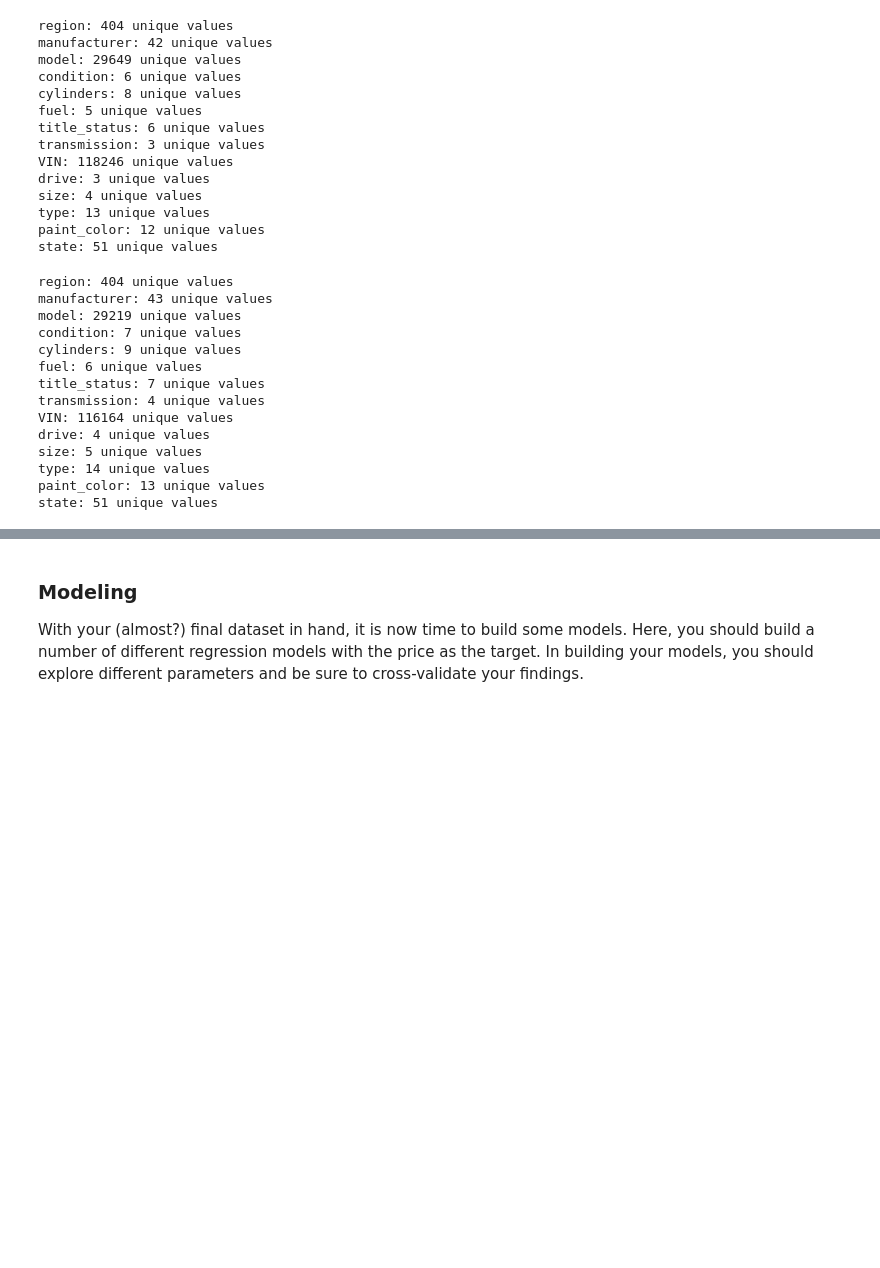
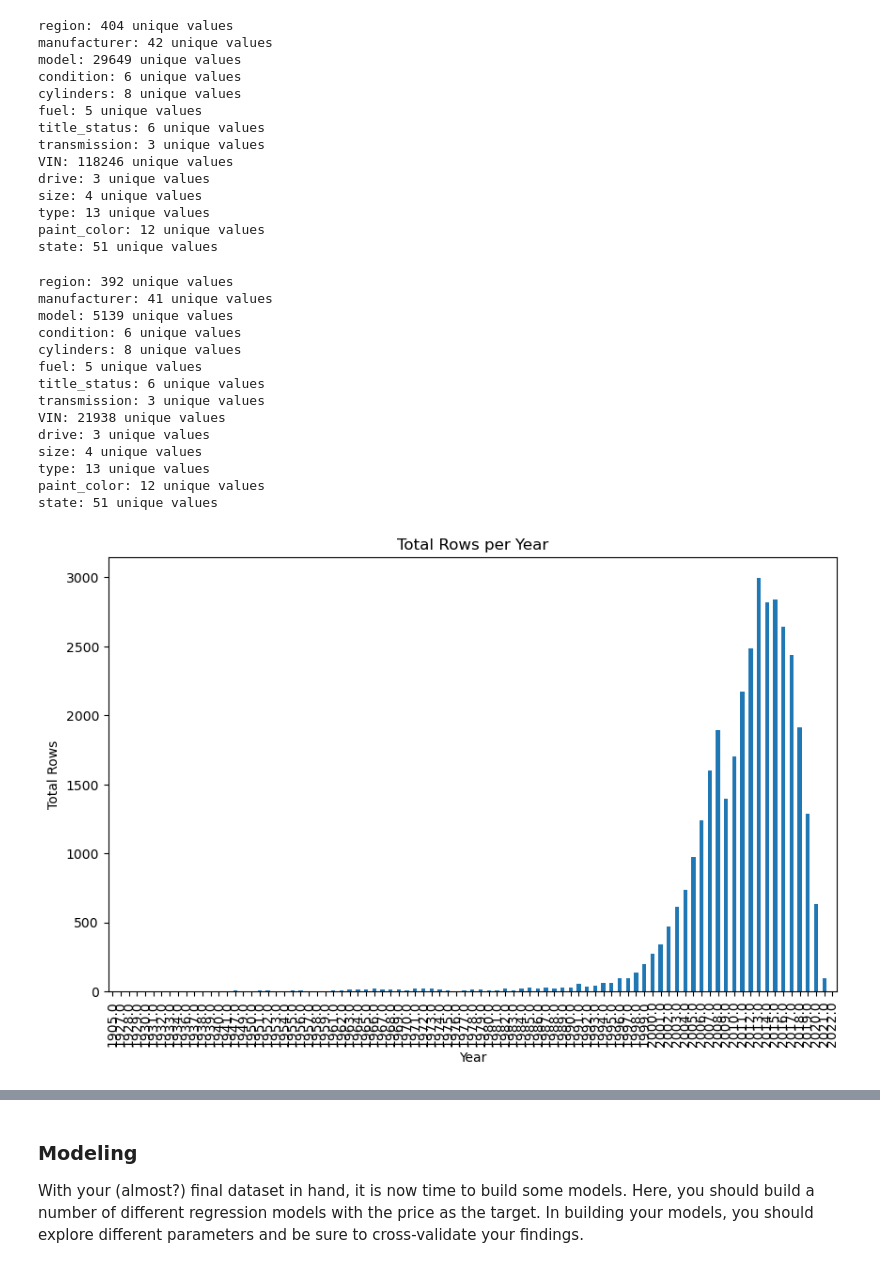
Before and after one commit to jcapellman/uc-berkeley-notebooks, a Jupyter notebook: Practical_Assignment_2/practical_assignment_2.ipynb, the cells around one changed output, grey strips where cells are left out. Drawn from its saved outputs; the diff is of its cells as text; code cells hidden in the pictures; blank space fills up the shorter version.

Commit message:
Added: Model training, date filtering and complete work to deployment

```diff
--- a/Practical_Assignment_2/practical_assignment_2.ipynb
+++ b/Practical_Assignment_2/practical_assignment_2.ipynb
@@ -136,26 +136,39 @@ size: 4 unique values
 type: 13 unique values
 paint_color: 12 unique values
 state: 51 unique values
-# %%
-# Drop Na
-df = df.dropna(subset=['price', 'year', 'odometer'])
-df = df.fillna('unknown')
+# %%
+# Drop Na given the LinearRegression can't handle NaN's
+df = df.dropna()
 # %%
 # Re-inspect the dataframe after some clean up
 for col in df.select_dtypes(include=['object']).columns:
     print(f'{col}: {df[col].nunique()} unique values')
 # %% [output]
-region: 404 unique values
-manufacturer: 43 unique values
-model: 29219 unique values
-condition: 7 unique values
-cylinders: 9 unique values
-fuel: 6 unique values
-title_status: 7 unique values
-transmission: 4 unique values
-VIN: 116164 unique values
-drive: 4 unique values
-size: 5 unique values
-type: 14 unique values
-paint_color: 13 unique values
+region: 392 unique values
+manufacturer: 41 unique values
+model: 5139 unique values
+condition: 6 unique values
+cylinders: 8 unique values
+fuel: 5 unique values
+title_status: 6 unique values
+transmission: 3 unique values
+VIN: 21938 unique values
+drive: 3 unique values
+size: 4 unique values
+type: 13 unique values
+paint_color: 12 unique values
 state: 51 unique values
+# %%
+# Look at the breakdown of unique years
+import matplotlib.pyplot as plt
+
+year_counts = df['year'].value_counts().sort_index()
+
+plt.figure(figsize=(10, 6))
+year_counts.plot(kind='bar')
+plt.xlabel('Year')
+plt.ylabel('Total Rows')
+plt.title('Total Rows per Year')
+plt.show()
+# %% [output]
+[figure, added]
```
Also changed, not shown: parts of 4 cells of this notebook.
